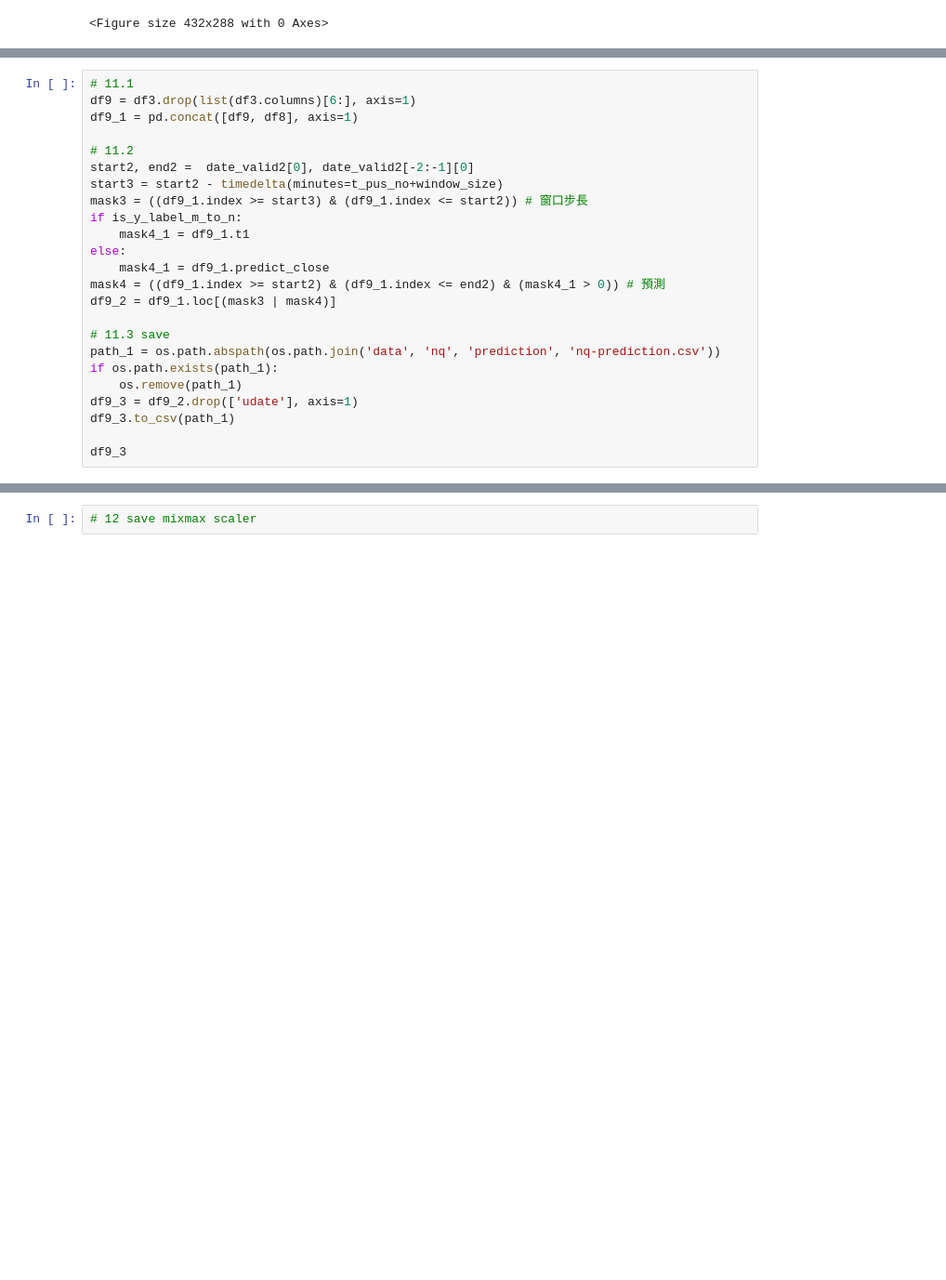
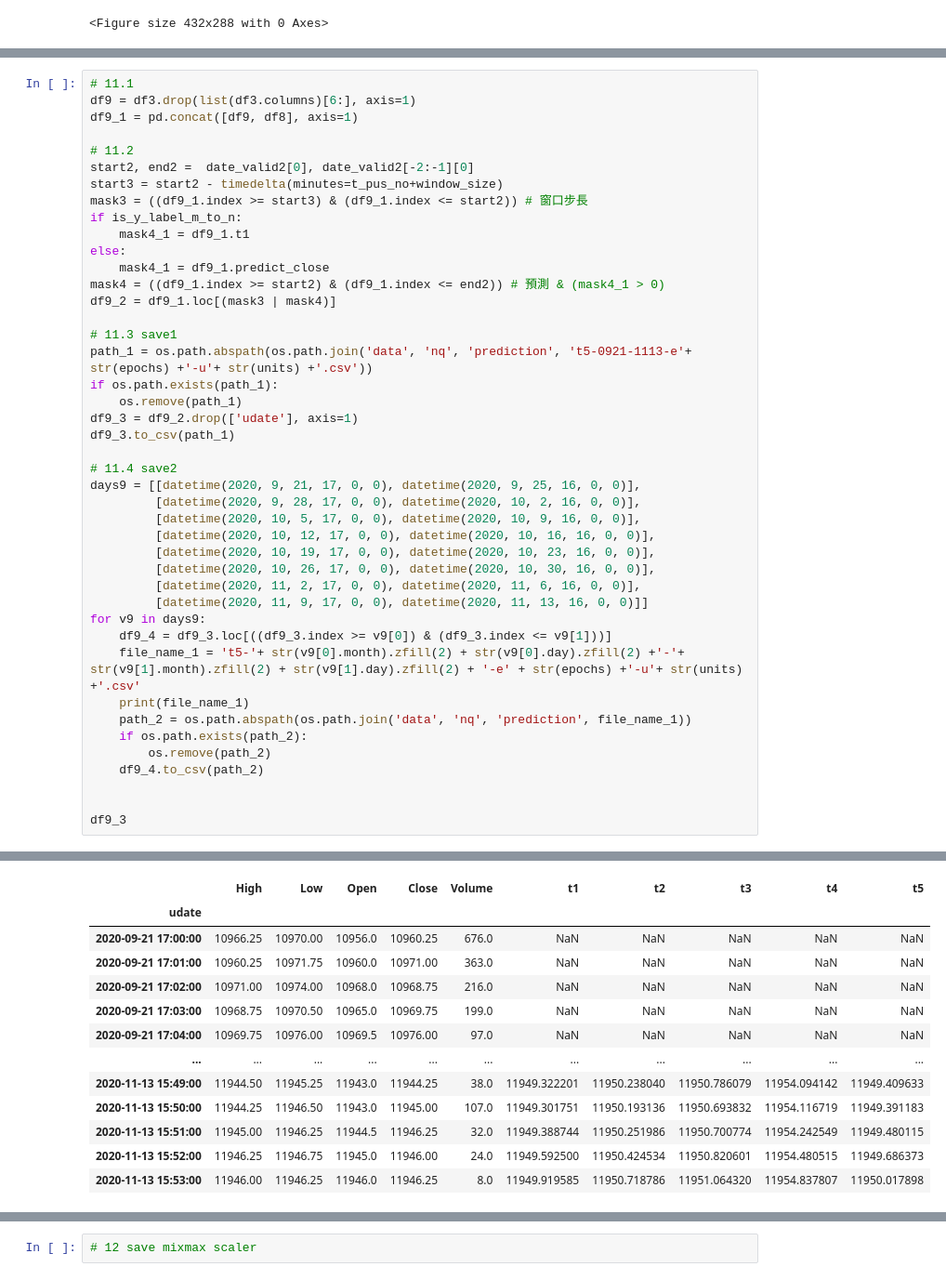
Before and after one commit to webclinic017/dbpower-machine-learning-project, a Jupyter notebook: nq5.ipynb, the cells around one changed output, grey strips where cells are left out. Shown at 93% size. Cells and saved outputs as stored; diff of their text form; blank space fills up the shorter version.

```diff
--- a/nq5.ipynb
+++ b/nq5.ipynb
@@ -674,14 +690,34 @@ if is_y_label_m_to_n:
     mask4_1 = df9_1.t1
 else:
     mask4_1 = df9_1.predict_close
-mask4 = ((df9_1.index >= start2) & (df9_1.index <= end2) & (mask4_1 > 0)) # 預測
+mask4 = ((df9_1.index >= start2) & (df9_1.index <= end2)) # 預測 & (mask4_1 > 0)
 df9_2 = df9_1.loc[(mask3 | mask4)]
 
-# 11.3 save
-path_1 = os.path.abspath(os.path.join('data', 'nq', 'prediction', 'nq-prediction.csv'))
+# 11.3 save1
+path_1 = os.path.abspath(os.path.join('data', 'nq', 'prediction', 't5-0921-1113-e'+ str(epochs) +'-u'+ str(units) +'.csv'))
 if os.path.exists(path_1):
     os.remove(path_1)
 df9_3 = df9_2.drop(['udate'], axis=1)
 df9_3.to_csv(path_1)
 
+# 11.4 save2
+days9 = [[datetime(2020, 9, 21, 17, 0, 0), datetime(2020, 9, 25, 16, 0, 0)],
+         [datetime(2020, 9, 28, 17, 0, 0), datetime(2020, 10, 2, 16, 0, 0)],
+         [datetime(2020, 10, 5, 17, 0, 0), datetime(2020, 10, 9, 16, 0, 0)],
+         [datetime(2020, 10, 12, 17, 0, 0), datetime(2020, 10, 16, 16, 0, 0)],
+         [datetime(2020, 10, 19, 17, 0, 0), datetime(2020, 10, 23, 16, 0, 0)],
+         [datetime(2020, 10, 26, 17, 0, 0), datetime(2020, 10, 30, 16, 0, 0)],
+         [datetime(2020, 11, 2, 17, 0, 0), datetime(2020, 11, 6, 16, 0, 0)],
+         [datetime(2020, 11, 9, 17, 0, 0), datetime(2020, 11, 13, 16, 0, 0)]]
+for v9 in days9:
+    df9_4 = df9_3.loc[((df9_3.index >= v9[0]) & (df9_3.index <= v9[1]))]
+    file_name_1 = 't5-'+ str(v9[0].month).zfill(2) + str(v9[0].day).zfill(2) +'-'+ str(v9[1].month).zfill(2) + str(v9[1].day).zfill(2) + '-e' + str(epochs) +'-u'+ str(units) +'.csv'
+    print(file_name_1)
+    path_2 = os.path.abspath(os.path.join('data', 'nq', 'prediction', file_name_1))
+    if os.path.exists(path_2):
+        os.remove(path_2)
+    df9_4.to_csv(path_2)
+
+
 df9_3
+# %% [output]
@@ -687,0 +732,13 @@ df9_3
+|  | High | Low | Open | Close | Volume | t1 | t2 | t3 | t4 | t5 |
+| udate |  |  |  |  |  |  |  |  |  |  |
+| 2020-09-21 17:00:00 | 10966.25 | 10970.00 | 10956.0 | 10960.25 | 676.0 | NaN | NaN | NaN | NaN | NaN |
+| 2020-09-21 17:01:00 | 10960.25 | 10971.75 | 10960.0 | 10971.00 | 363.0 | NaN | NaN | NaN | NaN | NaN |
+| 2020-09-21 17:02:00 | 10971.00 | 10974.00 | 10968.0 | 10968.75 | 216.0 | NaN | NaN | NaN | NaN | NaN |
+| 2020-09-21 17:03:00 | 10968.75 | 10970.50 | 10965.0 | 10969.75 | 199.0 | NaN | NaN | NaN | NaN | NaN |
+| 2020-09-21 17:04:00 | 10969.75 | 10976.00 | 10969.5 | 10976.00 | 97.0 | NaN | NaN | NaN | NaN | NaN |
+| ... | ... | ... | ... | ... | ... | ... | ... | ... | ... | ... |
+| 2020-11-13 15:49:00 | 11944.50 | 11945.25 | 11943.0 | 11944.25 | 38.0 | 11949.322201 | 11950.238040 | 11950.786079 | 11954.094142 | 11949.409633 |
+| 2020-11-13 15:50:00 | 11944.25 | 11946.50 | 11943.0 | 11945.00 | 107.0 | 11949.301751 | 11950.193136 | 11950.693832 | 11954.116719 | 11949.391183 |
+| 2020-11-13 15:51:00 | 11945.00 | 11946.25 | 11944.5 | 11946.25 | 32.0 | 11949.388744 | 11950.251986 | 11950.700774 | 11954.242549 | 11949.480115 |
+| 2020-11-13 15:52:00 | 11946.25 | 11946.75 | 11945.0 | 11946.00 | 24.0 | 11949.592500 | 11950.424534 | 11950.820601 | 11954.480515 | 11949.686373 |
+| 2020-11-13 15:53:00 | 11946.00 | 11946.25 | 11946.0 | 11946.25 | 8.0 | 11949.919585 | 11950.718786 | 11951.064320 | 11954.837807 | 11950.017898 |
```
Also changed, not shown: parts of 6 cells of this notebook.
